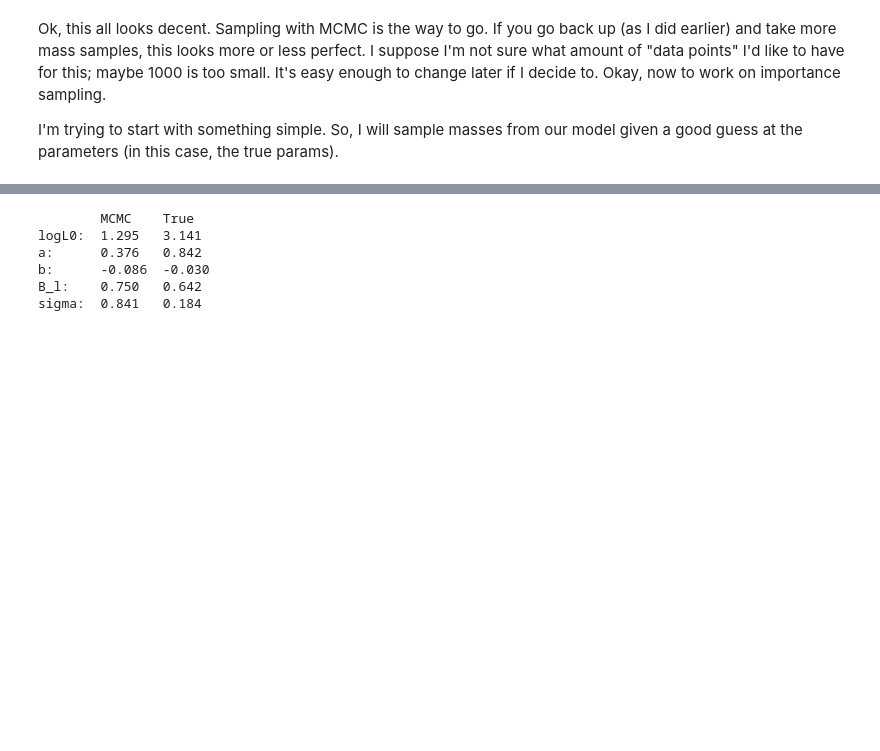
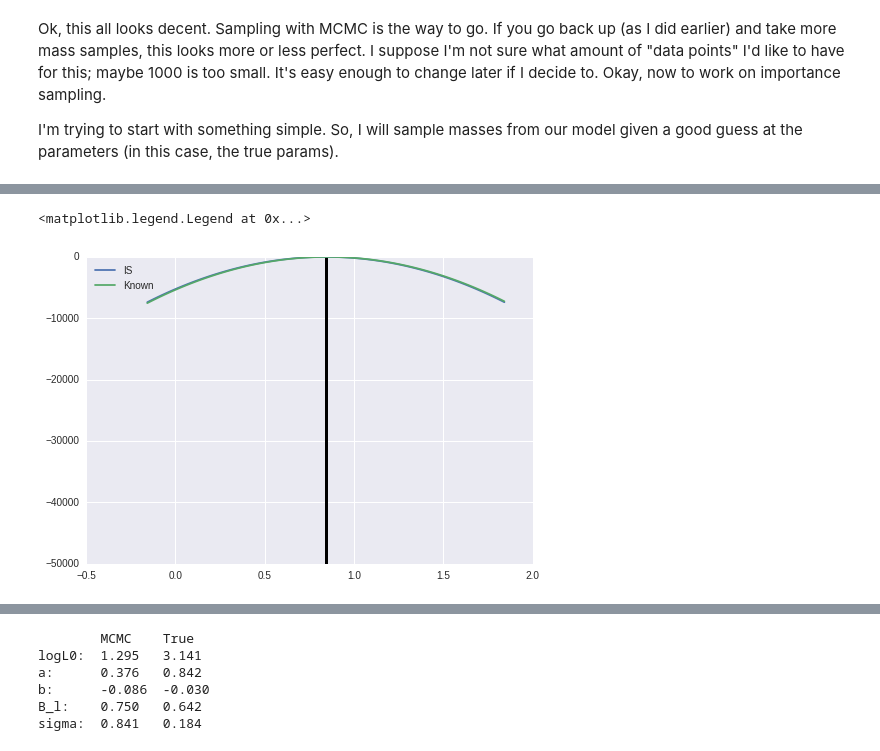
Before and after one commit to Ravirajadrangi/ClusterMassInference, a Jupyter notebook: Importance Sampling.ipynb, the cells around one changed output, grey strips where cells are left out. Saved outputs shown, nothing was run; the diff lists cells and outputs as text; code cells hidden in the pictures; blank space fills up the shorter version.

```diff
--- a/Importance Sampling.ipynb
+++ b/Importance Sampling.ipynb
@@ -239,0 +261,19 @@ plt.xlabel('$\log{\lambda_0}$')
+# %%
+def log_liklihood_known(logL0, a,b, B_l, sigma, z, logRich, M):
+    return np.sum(norm.logpdf(logRich, loc =logLam(logL0, a, b, B_l, z, M), scale = sigma))
+# %%
+logL0_vals = np.linspace(logL0_true-1, logL0_true+1, num = gridSize)
+gridSize = 100
+grid_is = np.zeros((gridSize,))
+grid_known = np.zeros((gridSize,))
+for i, logL0 in enumerate(logL0_vals):
+    grid_is[i] = log_liklihood(logL0, a_true,b_true, B_l_true, sigma_l_true, redshift, logRichness)
+    grid_known[i] =log_liklihood_known(logL0, a_true,b_true, B_l_true, sigma_l_true, redshift, logRichness, mSamples)
+# %%
+plt.plot(a_vals, grid_is-grid_is.max(), label = 'IS')
+plt.plot(a_vals, grid_known-grid_known.max(), label = 'Known')
+plt.vlines(a_true, -50000, 0, lw = 3)
+plt.legend(loc = 'best')
+# %% [output]
+<matplotlib.legend.Legend at 0x...>
+[figure, added]
```
Also changed, not shown: parts of 15 cells of this notebook.
